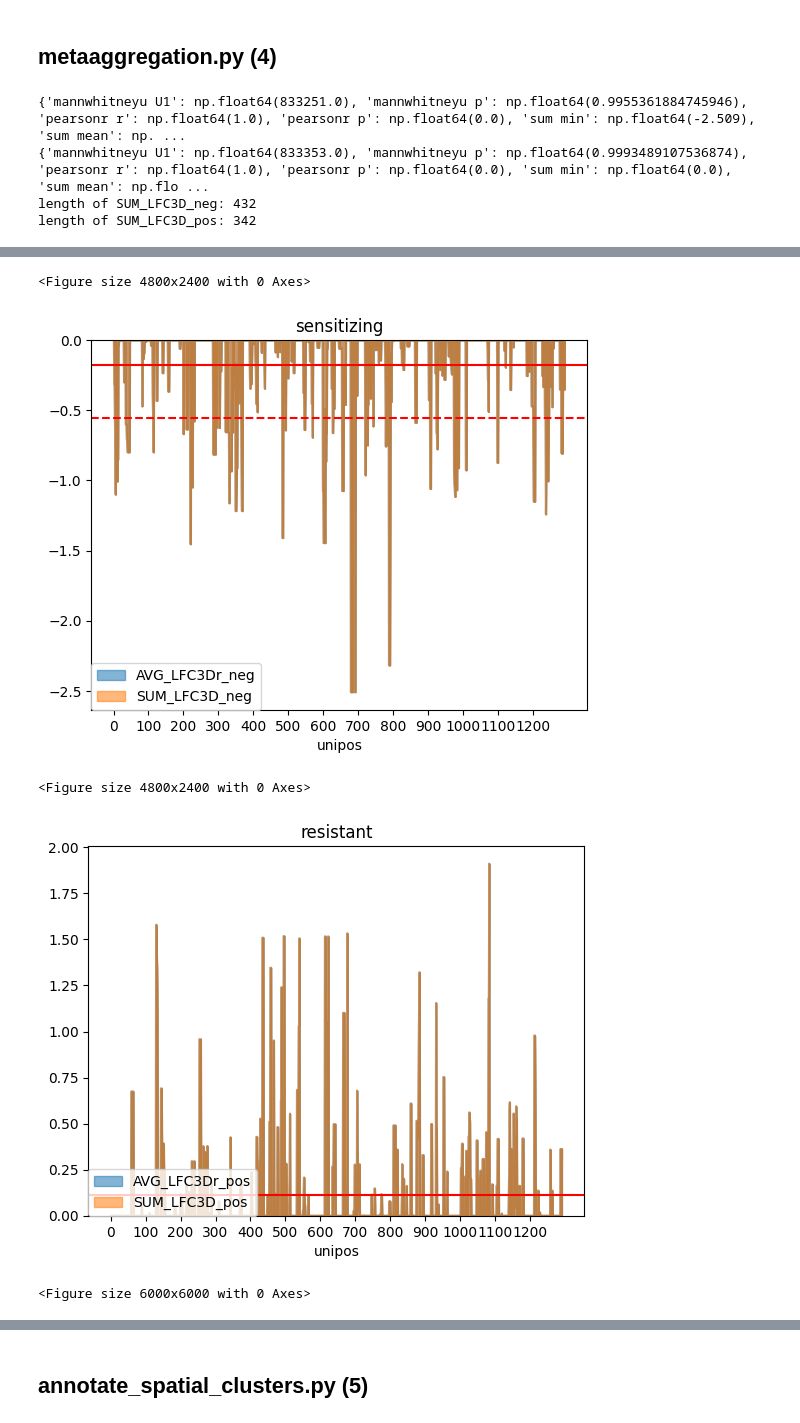
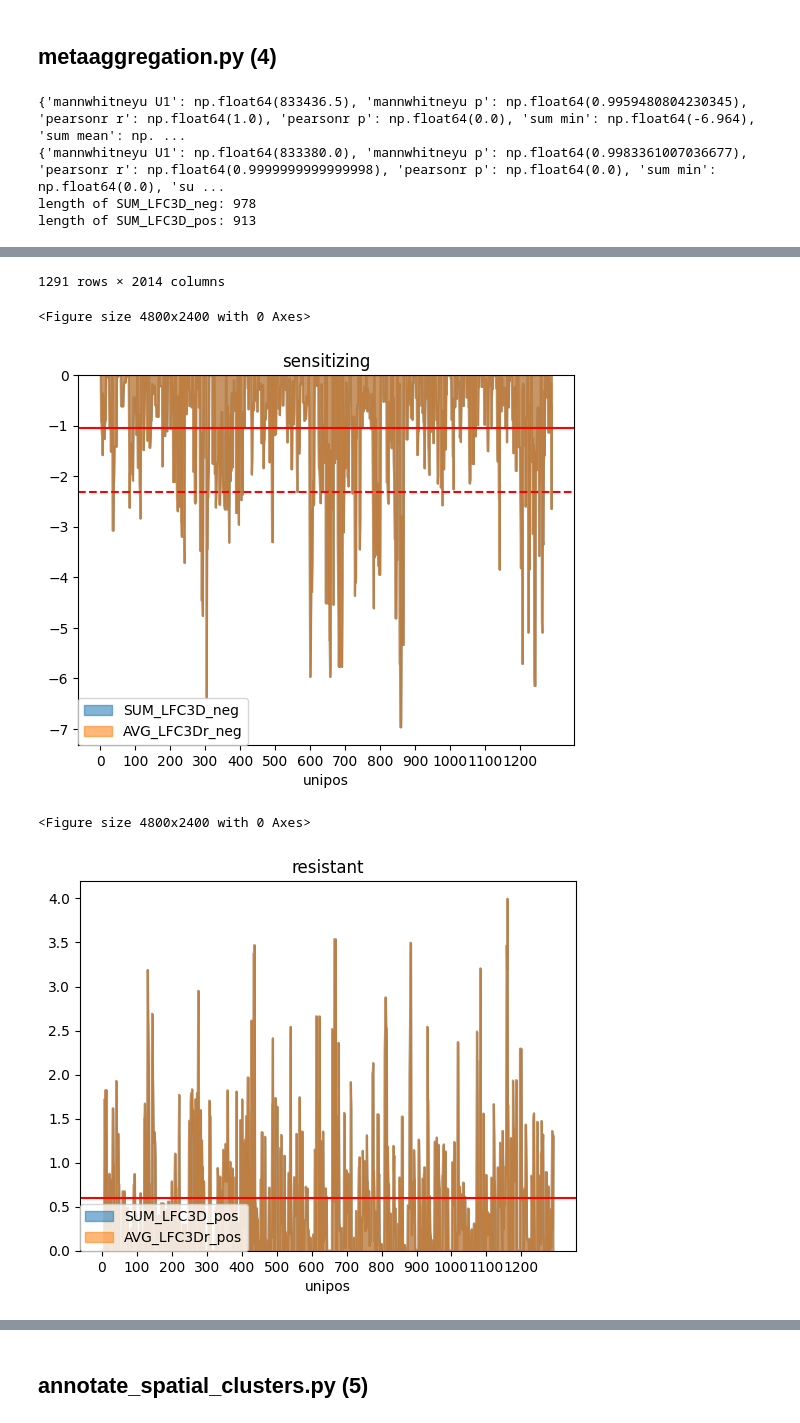
Before and after one commit to broadinstitute/BEClust3D, a Jupyter notebook: beclust3d/dev_testing.ipynb, the cells around one changed output, grey strips where cells are left out. Saved outputs shown, nothing was run; the diff lists cells and outputs as text; code cells hidden in the pictures.

```diff
--- a/beclust3d/dev_testing.ipynb
+++ b/beclust3d/dev_testing.ipynb
@@ -11,7 +11,7 @@ screens = [
     'Human_InVitro_SW480_Apobec_D14_Input.txt',
     'Human_InVitro_SW480_TadA_D14_Input.txt',
     ]
-workdir = '../tests'
+workdir = '../tests/results'
 input_gene = 'SETDB1'
 input_uniprot = 'Q15047'
 structureid = f"AF-{input_uniprot}-F1-model_v4"
@@ -332,14 +336,12 @@ Human_InVitro_SW480_TadA_D14_Input.txt
 # %%
 from average_split_lfc3d import average_and_split
 # %%
-for screen in screens:
-        print(screen)
-        screen_name = screen.split('.')[0]
-        df_str_cons_3daggr = pd.read_csv(f"{workdir}/{input_gene}/LFC3D/{input_gene}_{screen_name}_LFC_LFC3D_per_Random_LFC3Dr.tsv", sep = "\t")
-        average_and_split(
-                 df_LFC_LFCrN_LFC3D_LFC3DrN=df_str_cons_3daggr,
-                 workdir=workdir,
-                 input_gene=input_gene,
-                 input_screen=screen,
-                 )
+df_str_cons_3daggr = pd.read_csv(f"{workdir}/{input_gene}/LFC3D/{input_gene}_LFC_LFC3D_per_Random_LFC3Dr.tsv", sep = "\t")
+
+average_and_split(
+        df_LFC_LFCrN_LFC3D_LFC3DrN=df_str_cons_3daggr,
+        workdir=workdir,
+        input_gene=input_gene,
+        input_screens=screens,
+        )
 # %% [output]
@@ -354,14 +363,11 @@ Human_InVitro_SW480_TadA_D14_Input.txt
 # %%
 from binning_lfc3d import binning_lfc3d
 # %%
-for screen in screens:
-        print(screen)
-        screen_name = screen.split('.')[0]
-        df_bidir = pd.read_csv(f"{workdir}/{input_gene}/LFC3D/{input_gene}_{screen_name}_LFC_LFC3D_LFC3Dr_bidirectional.tsv", sep = "\t")
-        binning_lfc3d(
-                 df_LFC_LFC3D=df_bidir,
-                 workdir=workdir,
-                 input_gene=input_gene,
-                 input_screen=screen,
-                 )
+df_bidir = pd.read_csv(f"{workdir}/{input_gene}/LFC3D/{input_gene}_LFC_LFC3D_LFC3Dr_bidirectional.tsv", sep = "\t")
+binning_lfc3d(
+        df_LFC_LFC3D=df_bidir,
+        workdir=workdir,
+        input_gene=input_gene,
+        input_screens=screens,
+        )
 # %% [output]
@@ -388,16 +407,15 @@ POS_95p_v 0.786
 from metaaggregation import metaaggregation
 # %%
 screen1 = 'Human_InVitro_294T_Apobec_D14_Input'
-df_LFC_LFC3D = pd.read_csv(f'../tests/SETDB1/LFC3D/SETDB1_{screen1}_LFC_LFC3D_per_Random_LFC3Dr.tsv', sep='\t')
+df_LFC_LFC3D = pd.read_csv(f'../tests/results/SETDB1/LFC3D/SETDB1_LFC_LFC3D_per_Random_LFC3Dr.tsv', sep='\t')
 
 metaaggregation(df_LFC_LFC3D,
                 workdir=workdir,
-                input_gene=input_gene, input_uniprot=input_uniprot,
+                input_gene=input_gene,
                 structureid=structureid,
-                input_screen=screen1+'.txt', )
-print()
+                input_screens=screens)
 # %% [output]
-{'mannwhitneyu U1': np.float64(833251.0), 'mannwhitneyu p': np.float64(0.9955361884745946), 'pearsonr r': np.float64(1.0), 'pearsonr p': np.float64(0.0), 'sum min': np.float64(-2.509), 'sum mean': np. ...
-{'mannwhitneyu U1': np.float64(833353.0), 'mannwhitneyu p': np.float64(0.9993489107536874), 'pearsonr r': np.float64(1.0), 'pearsonr p': np.float64(0.0), 'sum min': np.float64(0.0), 'sum mean': np.flo ...
-length of SUM_LFC3D_neg: 432
-length of SUM_LFC3D_pos: 342
+{'mannwhitneyu U1': np.float64(833436.5), 'mannwhitneyu p': np.float64(0.9959480804230345), 'pearsonr r': np.float64(1.0), 'pearsonr p': np.float64(0.0), 'sum min': np.float64(-6.964), 'sum mean': np. ...
+{'mannwhitneyu U1': np.float64(833380.0), 'mannwhitneyu p': np.float64(0.9983361007036677), 'pearsonr r': np.float64(0.9999999999999998), 'pearsonr p': np.float64(0.0), 'sum min': np.float64(0.0), 'su ...
+length of SUM_LFC3D_neg: 978
+length of SUM_LFC3D_pos: 913
@@ -404,5 +434,5 @@ length of SUM_LFC3D_pos: 342
-<Figure size 4800x2400 with 0 Axes>
+1291 rows × 2014 columns
+<Figure size 4800x2400 with 0 Axes>
-[figure, old version]
+[figure, new version]
-<Figure size 4800x2400 with 0 Axes>
+<Figure size 4800x2400 with 0 Axes>
-[figure, old version]
+[figure, new version]
-<Figure size 6000x6000 with 0 Axes>
```
Also changed, not shown: parts of 10 cells of this notebook, 3 other files.
